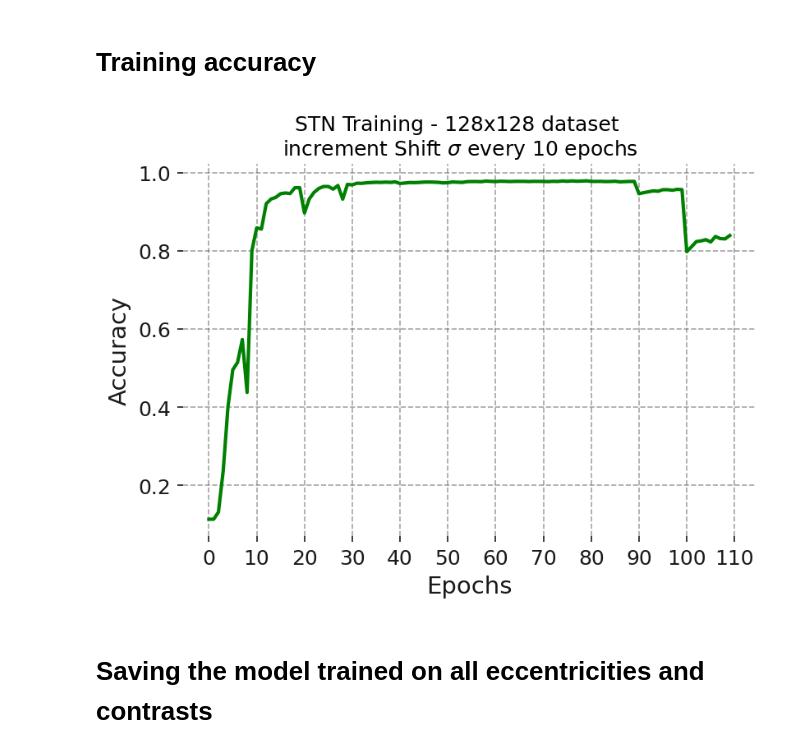
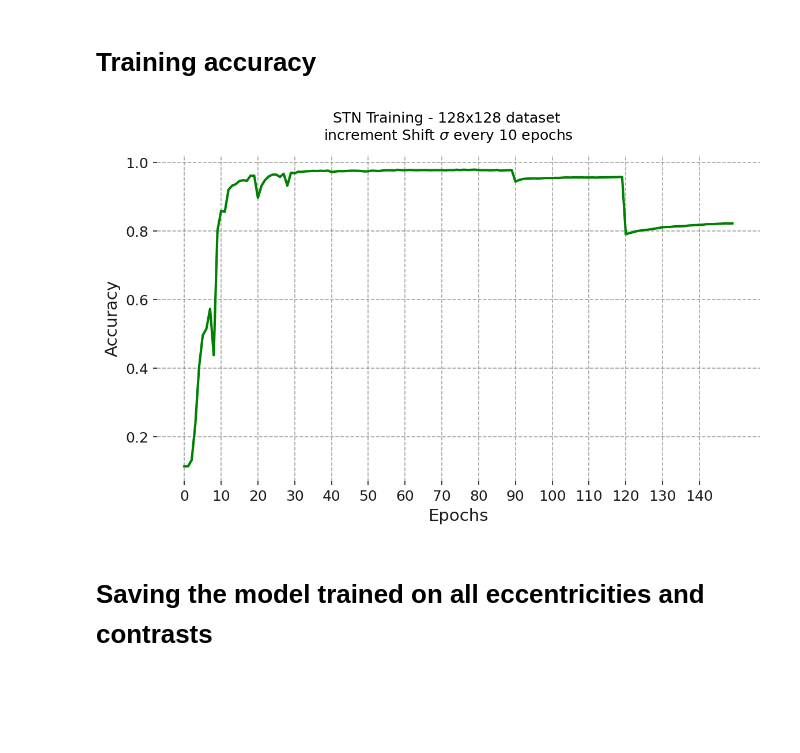
Before and after one commit to dabane-ghassan/int-lab-book, a Jupyter notebook: src/stn_128x128.ipynb, the cells around one changed output. Cells and saved outputs as stored; diff of their text form; code cells hidden in the pictures; blank space fills up the shorter version.

```diff
--- a/src/stn_128x128.ipynb
+++ b/src/stn_128x128.ipynb
@@ -333,24 +335,28 @@ accuracy = [
     0.9772, 0.9776, 0.9777, 0.9776, 0.9772, 0.9777, 0.9775, 0.9775, 0.977,
     0.9778, 0.9774, 0.9786, 0.9778, 0.9788, 0.9779, 0.9784, 0.979, 0.9776,
     0.9775, 0.9776, 0.9771, 0.9773, 0.9779, 0.9763, 0.9769, 0.9774, 0.9775,
-    0.9459, 0.9488, 0.9510, 0.9533, 0.9523, 0.9563, 0.9563, 0.9549, 0.9573,
-    0.9564, 0.7977, 0.8104, 0.8237, 0.8254, 0.8285, 0.8226, 0.8367, 0.8313,
-    0.8304, 0.8391
+    0.9442, 0.9488, 0.9515, 0.9528, 0.9533, 0.9536, 0.9532, 0.9536, 0.9545,
+    0.9544, 0.9547, 0.9549, 0.9549, 0.9558, 0.9562, 0.9559, 0.9564, 0.9561,
+    0.9563, 0.956, 0.9561, 0.9562, 0.9558, 0.9563, 0.9564, 0.9567, 0.9569,
+    0.9571, 0.9575, 0.9575, 0.7906, 0.7939, 0.7966, 0.7996, 0.8013, 0.8024,
+    0.8039, 0.8054, 0.8072, 0.8088, 0.811, 0.8118, 0.8118, 0.813, 0.8138,
+    0.8139, 0.8144, 0.8159, 0.8167, 0.8172, 0.8178, 0.8185, 0.82, 0.8201,
+    0.8201, 0.8209, 0.8213, 0.8222, 0.8218, 0.8221
 ]
 # %%
-#plt.style.use("gadfly")
-fig, ax = plt.subplots(1, 1, dpi=150)
+plt.style.use("gadfly")
+fig, ax = plt.subplots(1, 1, dpi=150, figsize = (9,5))
 ax.plot(accuracy, 'g')
 
-ax.set_xticks([e for e in range(0, 120, 10)])
+ax.set_xticks([e for e in range(0, 150, 10)])
 ax.set_ylabel("Accuracy")
 ax.set_xlabel("Epochs")
 
 #ax.grid(axis='x', linestyle='--')
 fig.suptitle("STN Training - 128x128 dataset \nincrement Shift $\sigma$ every 10 epochs")
 #fig.savefig('../figures/acc_training_stn_128x128.png')
 # %% [output]
-[figure, old version]
+[figure, new version]
 # %% [markdown]
 # Saving the model trained on all eccentricities and contrasts
 # %%
```
Also changed, not shown: parts of 11 cells of this notebook, 5 other files.
